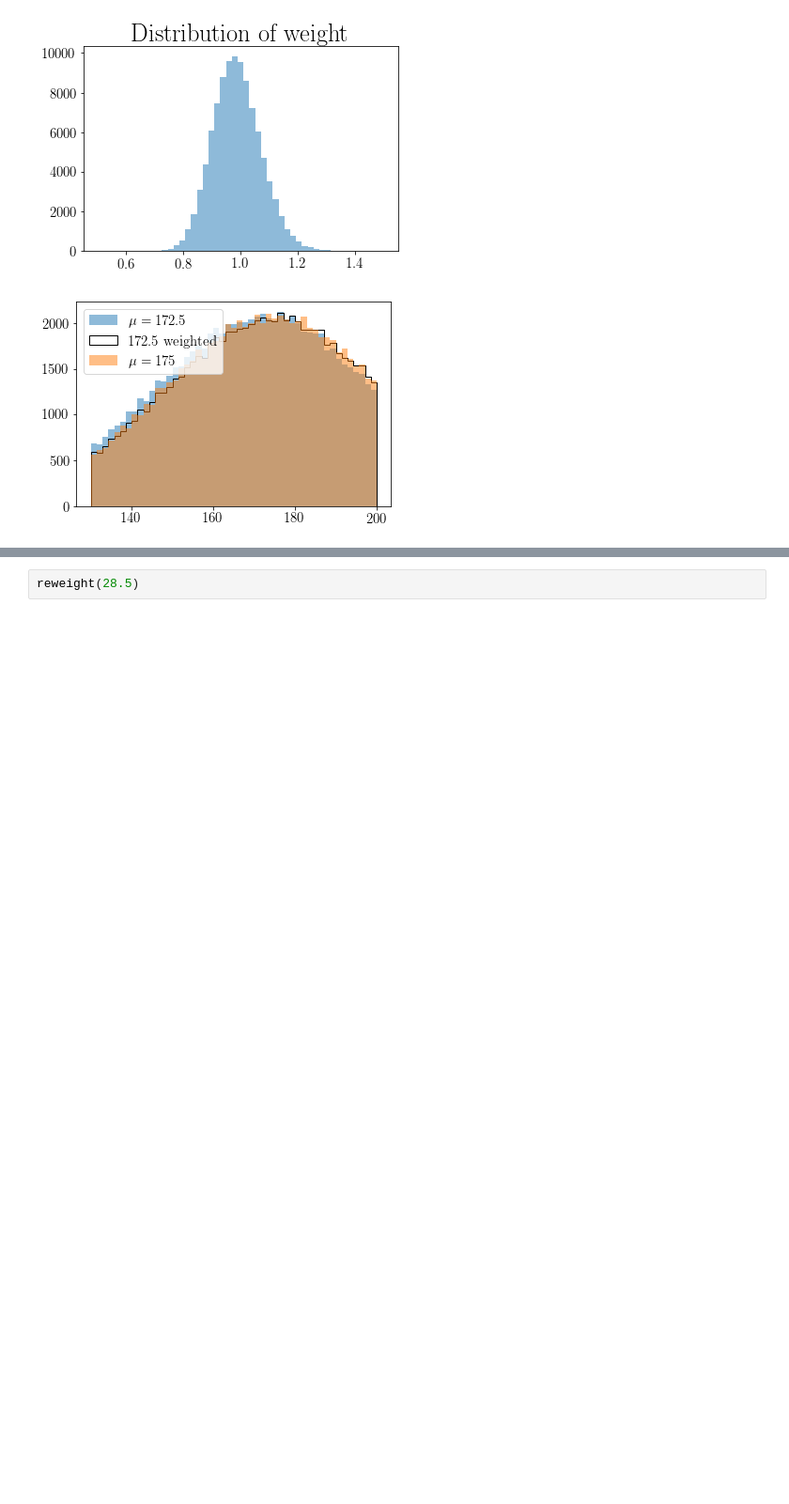
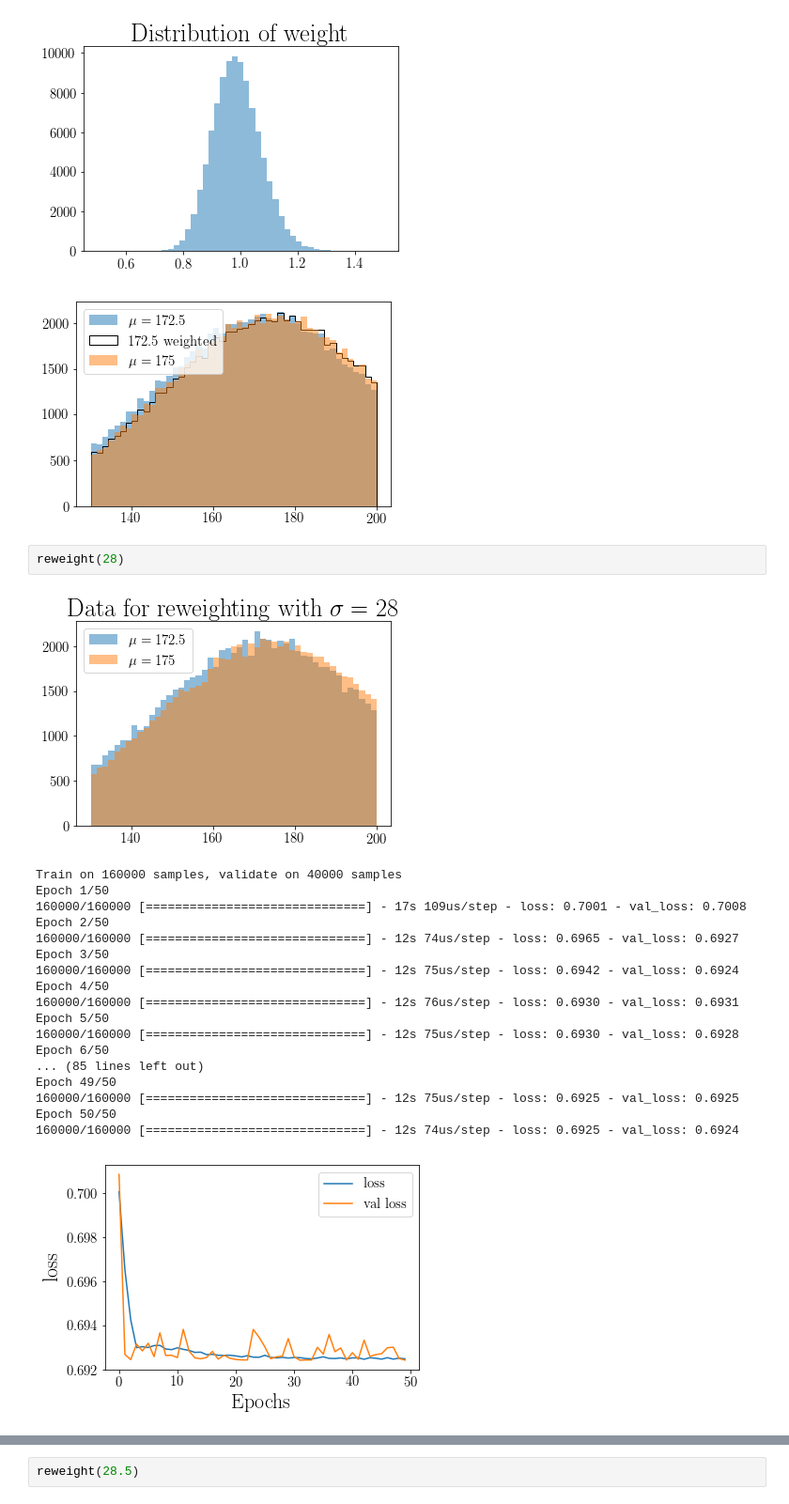
Before and after one commit to cha-suaysom/DCTREventGeneration, a Jupyter notebook: top_mass_gaussian_scan.ipynb, the cells around one changed output, grey strips where cells are left out. Shown at 94% size. Cells and saved outputs as stored; diff of their text form; blank space fills up the shorter version.

```diff
--- a/top_mass_gaussian_scan.ipynb
+++ b/top_mass_gaussian_scan.ipynb
@@ -319,3 +321,25 @@ Epoch 50/50
 [figure]
 [figure]
 [figure]
+# %%
+reweight(28)
+# %% [output]
+[figure, added]
+Train on 160000 samples, validate on 40000 samples
+Epoch 1/50
+160000/160000 [==============================] - 17s 109us/step - loss: 0.7001 - val_loss: 0.7008
+Epoch 2/50
+160000/160000 [==============================] - 12s 74us/step - loss: 0.6965 - val_loss: 0.6927
+Epoch 3/50
+160000/160000 [==============================] - 12s 75us/step - loss: 0.6942 - val_loss: 0.6924
+Epoch 4/50
+160000/160000 [==============================] - 12s 76us/step - loss: 0.6930 - val_loss: 0.6931
+Epoch 5/50
+160000/160000 [==============================] - 12s 75us/step - loss: 0.6930 - val_loss: 0.6928
+Epoch 6/50
+... (85 lines left out)
+Epoch 49/50
+160000/160000 [==============================] - 12s 75us/step - loss: 0.6925 - val_loss: 0.6925
+Epoch 50/50
+160000/160000 [==============================] - 12s 74us/step - loss: 0.6925 - val_loss: 0.6924
+[figure, added]
```
Also changed, not shown: parts of 3 cells of this notebook.
